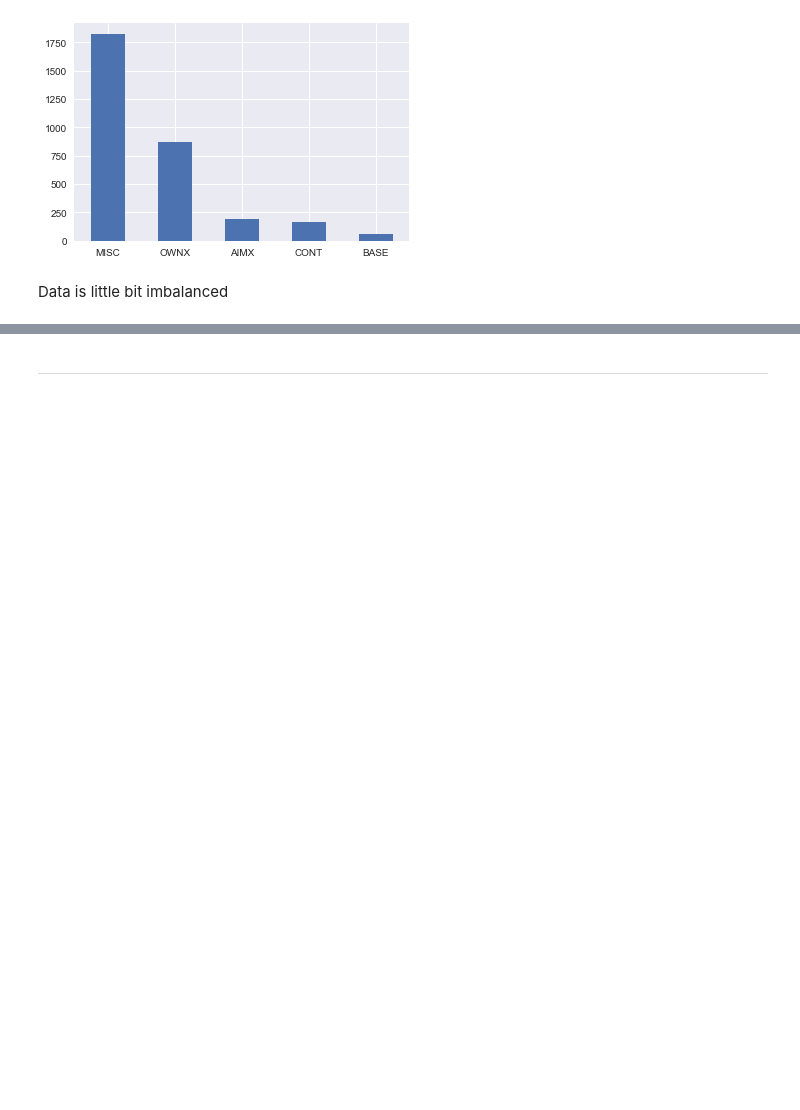
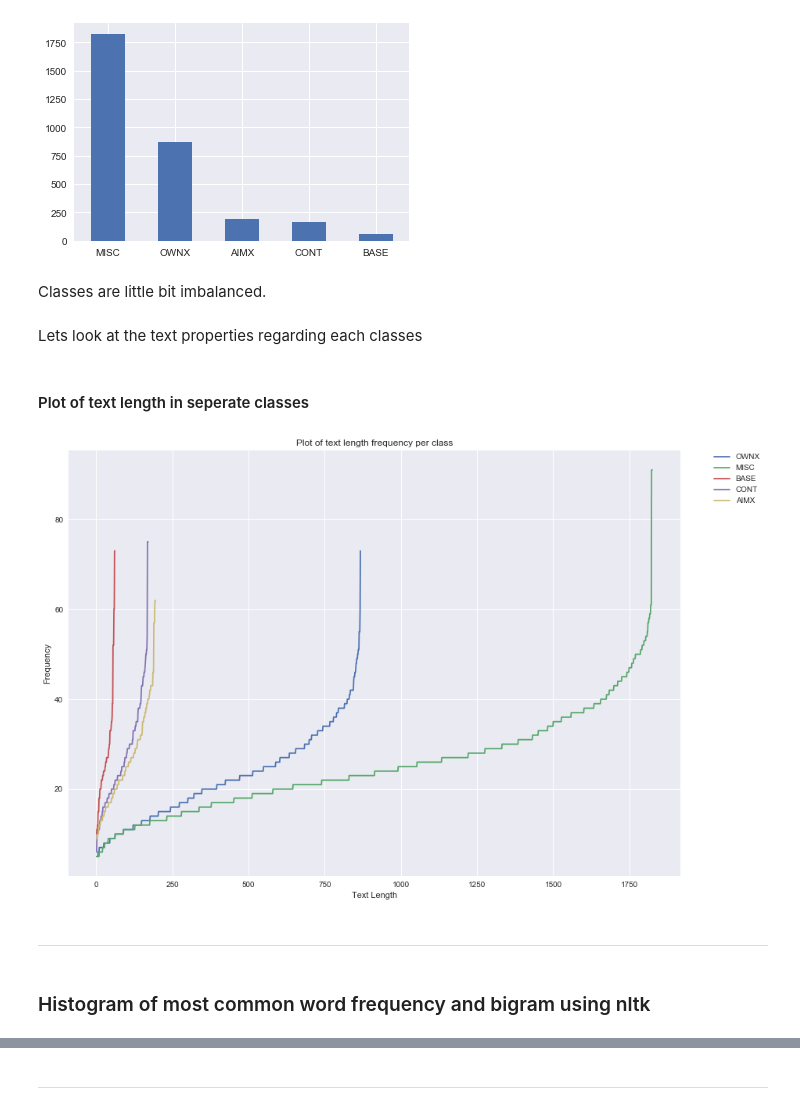
Before and after one commit to Vasuji/textClassification, a Jupyter notebook: 2.Exploratory_data_analysis.ipynb, the cells around one changed output, grey strips where cells are left out. Saved outputs shown, nothing was run; the diff lists cells and outputs as text; code cells hidden in the pictures; blank space fills up the shorter version.

```diff
--- a/2.Exploratory_data_analysis.ipynb
+++ b/2.Exploratory_data_analysis.ipynb
@@ -60,0 +57,3 @@ train = pd.read_csv('data.csv')
+# %%
+text = train['Text']
+label = train['Label']
@@ -64,4 +81,45 @@ train['Label'].value_counts().plot(kind="bar", rot=0)
 <matplotlib.axes._subplots.AxesSubplot at 0x...>
 [figure]
 # %% [markdown]
-Data is little bit imbalanced
+Classes are little bit imbalanced.
+# %% [markdown]
+Lets look at the text properties  regarding each classes
+# %%
+# Set of unique label
+lbl_set = list(set(label))
+# %%
+# Ahelper function to count words per line within the preferred class
+def line_length_counter(all_label,all_text,class_name):
+
+    class_txt = []
+
+    # Seperate all lines for a class
+    for lbl , txt in zip(all_label,all_text):
+        if lbl == class_name:
+            class_txt.append(txt)
+
+     # Count words per line of that class
+    line_word_count = []
+    for k in range(len(class_txt)):
+        line_words = class_txt[k].lower().split()
+        line_word_count.append(len(line_words))
+
+    return np.sort(line_word_count)
+# %% [markdown]
+#### Plot of text length in seperate classes
+# %%
+plt.figure(figsize = [14,10])
+for lbl in lbl_set:
+    count = line_length_counter(label,text,lbl)
+    plt.plot(np.arange(1, len(count)+1,1),count, label = lbl)
+plt.legend(bbox_to_anchor=(1.05, 1), loc=2, borderaxespad=0.)
+plt.title("Plot of text length frequency per class")
+plt.xlabel("Text Length")
+plt.ylabel("Frequency")
+plt.show()
+# %% [output]
+[figure, added]
+# %% [markdown]
+------------
+# %% [markdown]
+### Histogram of most common word frequency and  bigram using nltk
```
Also changed, not shown: parts of 19 cells of this notebook, 12 other files.
